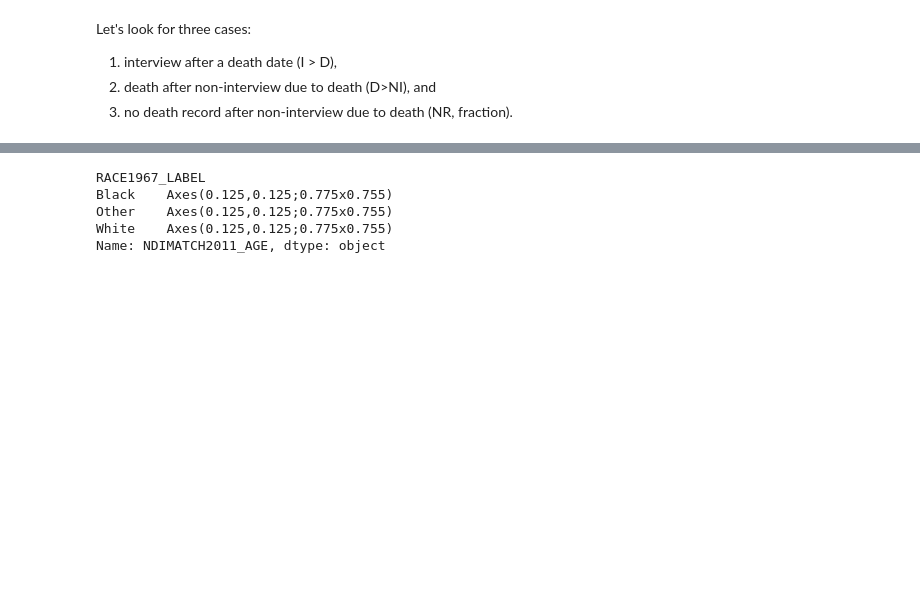
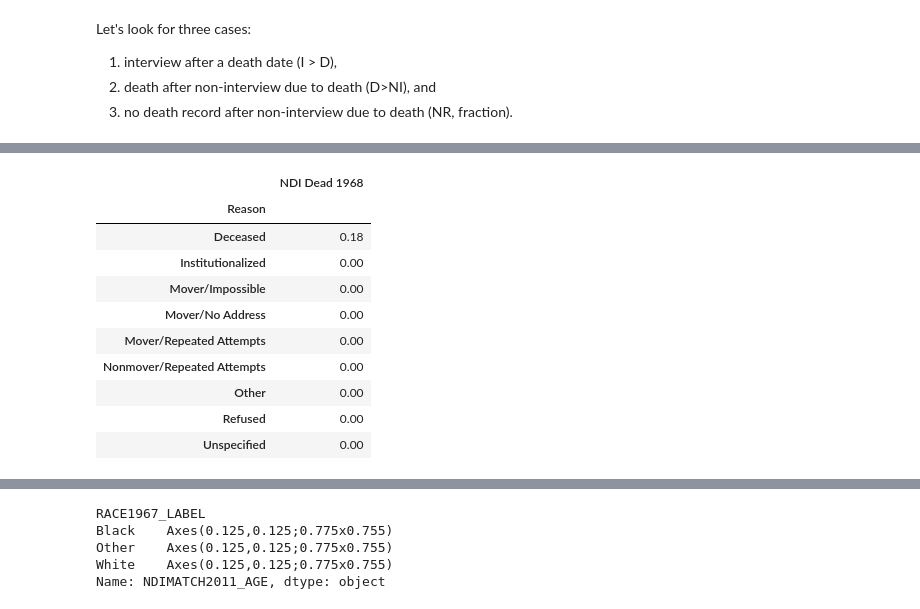
Before and after one commit to JamesSaxon/me2, a Jupyter notebook: data/me_ow.ipynb, the cells around one changed output, grey strips where cells are left out. Cells and saved outputs as stored; diff of their text form; code cells hidden in the pictures; blank space fills up the shorter version.

```diff
--- a/data/me_ow.ipynb
+++ b/data/me_ow.ipynb
@@ -209,0 +213,19 @@ pd.DataFrame({"SSA03 I>D"  : ssa03A,  "NDI11 I>D"  : ndi11A,  "SSA11 I>D"  : ssa
+# %%
+y = 1968
+v = "NONINT" + str(y)
+df["Reason"] = df[v].map(nonint_map)
+df["NDI Dead " + str(y)] = (df.NDIMATCH2011_YOD > 0) & (df.NDIMATCH2011_YOD <= y)
+cols = ["Reason", "NDI Dead " + str(y), "NDIMATCH2011_YOD", "NDIMATCH2011_AGE"]
+df.loc[df["NONINT" + str(y)] > 0, cols].groupby("Reason").mean()[["NDI Dead " + str(y)]]
+# %% [output]
+|  | NDI Dead 1968 |
+| Reason |  |
+| Deceased | 0.18 |
+| Institutionalized | 0.00 |
+| Mover/Impossible | 0.00 |
+| Mover/No Address | 0.00 |
+| Mover/Repeated Attempts | 0.00 |
+| Nonmover/Repeated Attempts | 0.00 |
+| Other | 0.00 |
+| Refused | 0.00 |
+| Unspecified | 0.00 |
```
Also changed, not shown: parts of 12 cells of this notebook.
